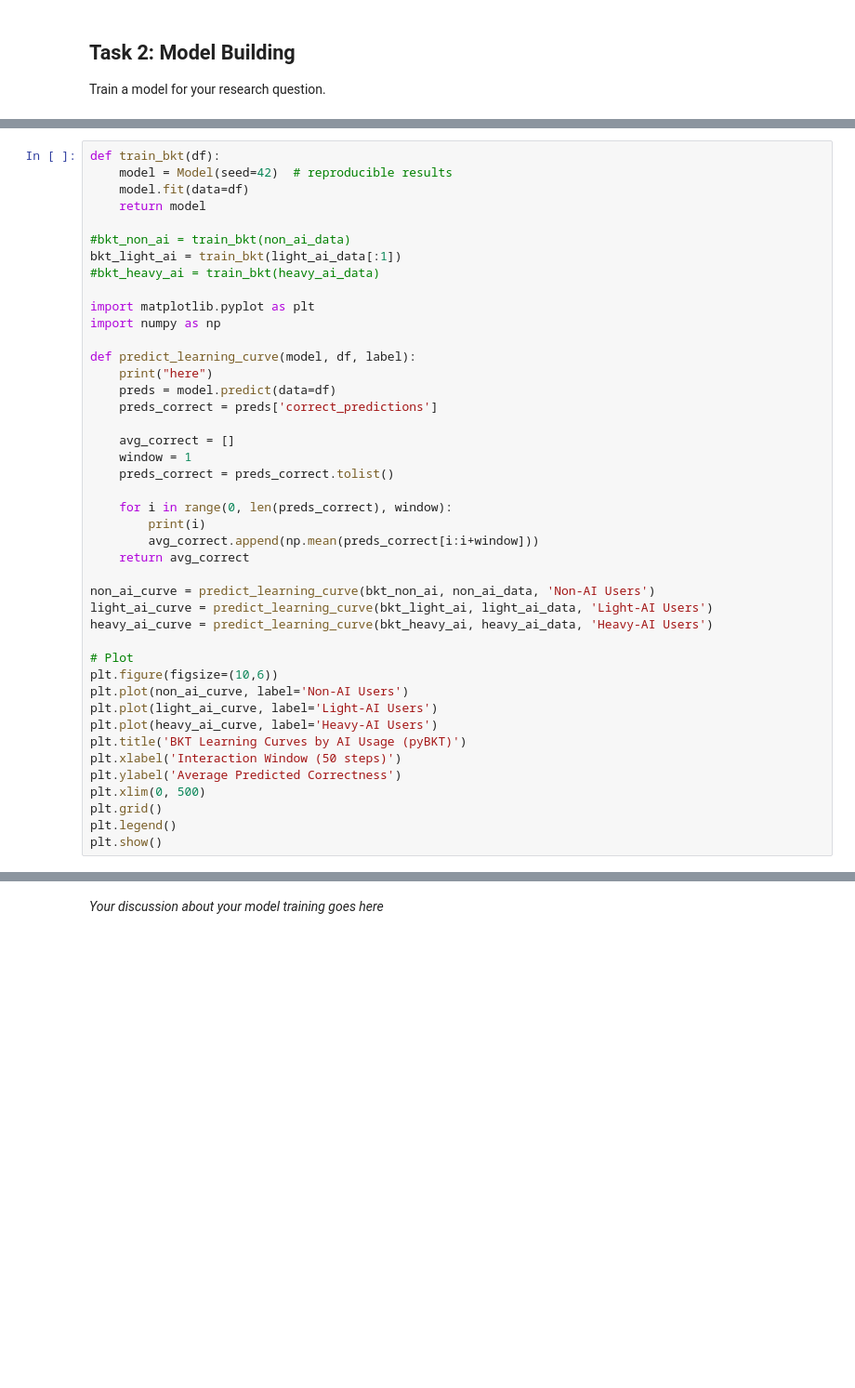
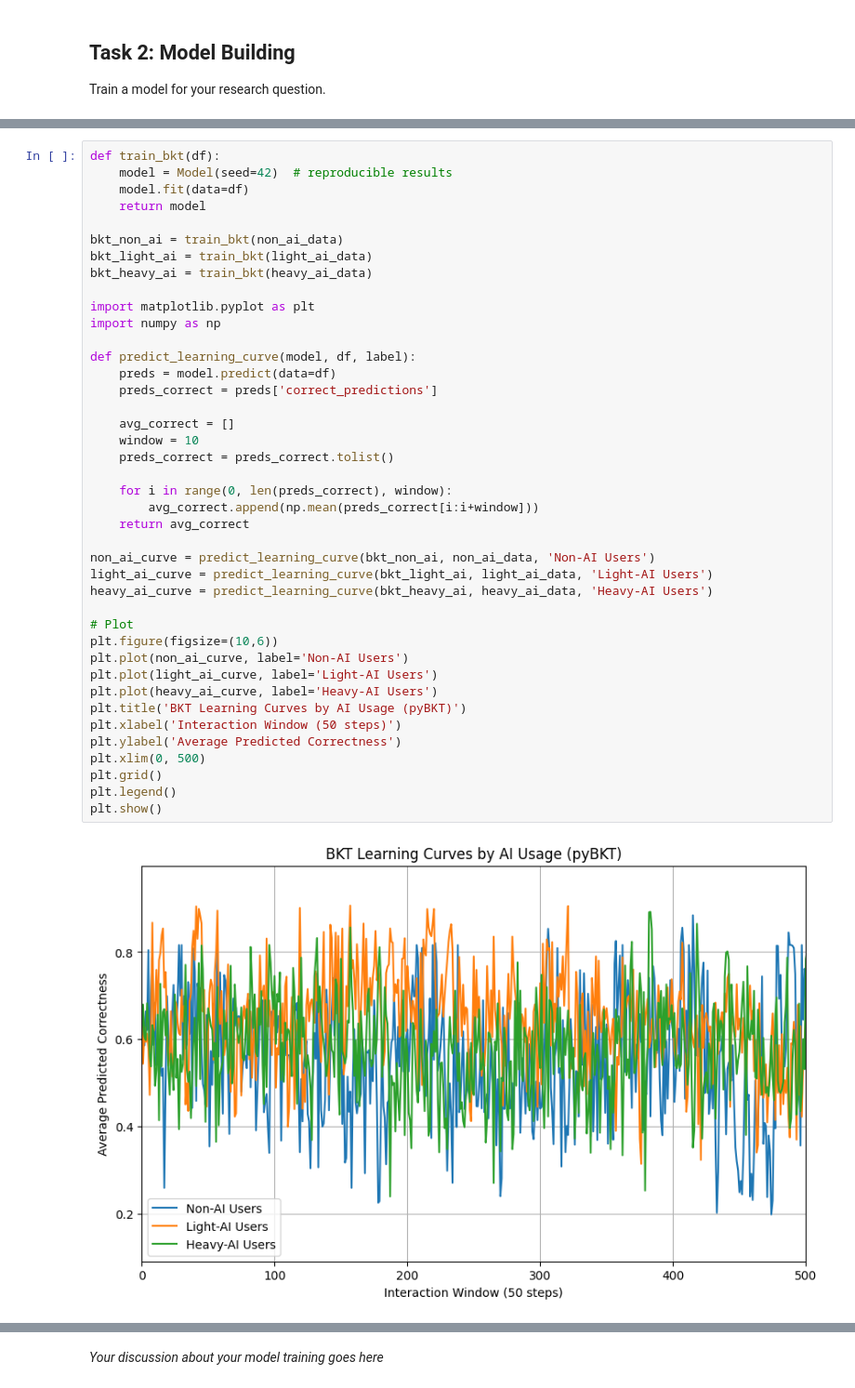
Before and after one commit to fmikov/mlbd-project, a Jupyter notebook: m4_team-name-3.ipynb, the cells around one changed output, grey strips where cells are left out. Shown at 93% size. Drawn from its saved outputs; the diff is of its cells as text; blank space fills up the shorter version.

Commit message:
plots

```diff
--- a/m4_team-name-3.ipynb
+++ b/m4_team-name-3.ipynb
@@ -351,40 +325,40 @@ def train_bkt(df):
     model.fit(data=df)
     return model
 
-#bkt_non_ai = train_bkt(non_ai_data)
-bkt_light_ai = train_bkt(light_ai_data[:1])
-#bkt_heavy_ai = train_bkt(heavy_ai_data)
+bkt_non_ai = train_bkt(non_ai_data)
+bkt_light_ai = train_bkt(light_ai_data)
+bkt_heavy_ai = train_bkt(heavy_ai_data)
 
 import matplotlib.pyplot as plt
 import numpy as np
 
 def predict_learning_curve(model, df, label):
-    print("here")
     preds = model.predict(data=df)
     preds_correct = preds['correct_predictions']
 
     avg_correct = []
-    window = 1
+    window = 10
     preds_correct = preds_correct.tolist()
 
     for i in range(0, len(preds_correct), window):
-        print(i)
         avg_correct.append(np.mean(preds_correct[i:i+window]))
     return avg_correct
 
 non_ai_curve = predict_learning_curve(bkt_non_ai, non_ai_data, 'Non-AI Users')
 light_ai_curve = predict_learning_curve(bkt_light_ai, light_ai_data, 'Light-AI Users')
 heavy_ai_curve = predict_learning_curve(bkt_heavy_ai, heavy_ai_data, 'Heavy-AI Users')
 
 # Plot
 plt.figure(figsize=(10,6))
 plt.plot(non_ai_curve, label='Non-AI Users')
 plt.plot(light_ai_curve, label='Light-AI Users')
 plt.plot(heavy_ai_curve, label='Heavy-AI Users')
 plt.title('BKT Learning Curves by AI Usage (pyBKT)')
 plt.xlabel('Interaction Window (50 steps)')
 plt.ylabel('Average Predicted Correctness')
 plt.xlim(0, 500)
 plt.grid()
 plt.legend()
 plt.show()
+# %% [output]
+[figure, added]
```
Also changed, not shown: parts of 4 cells of this notebook.
